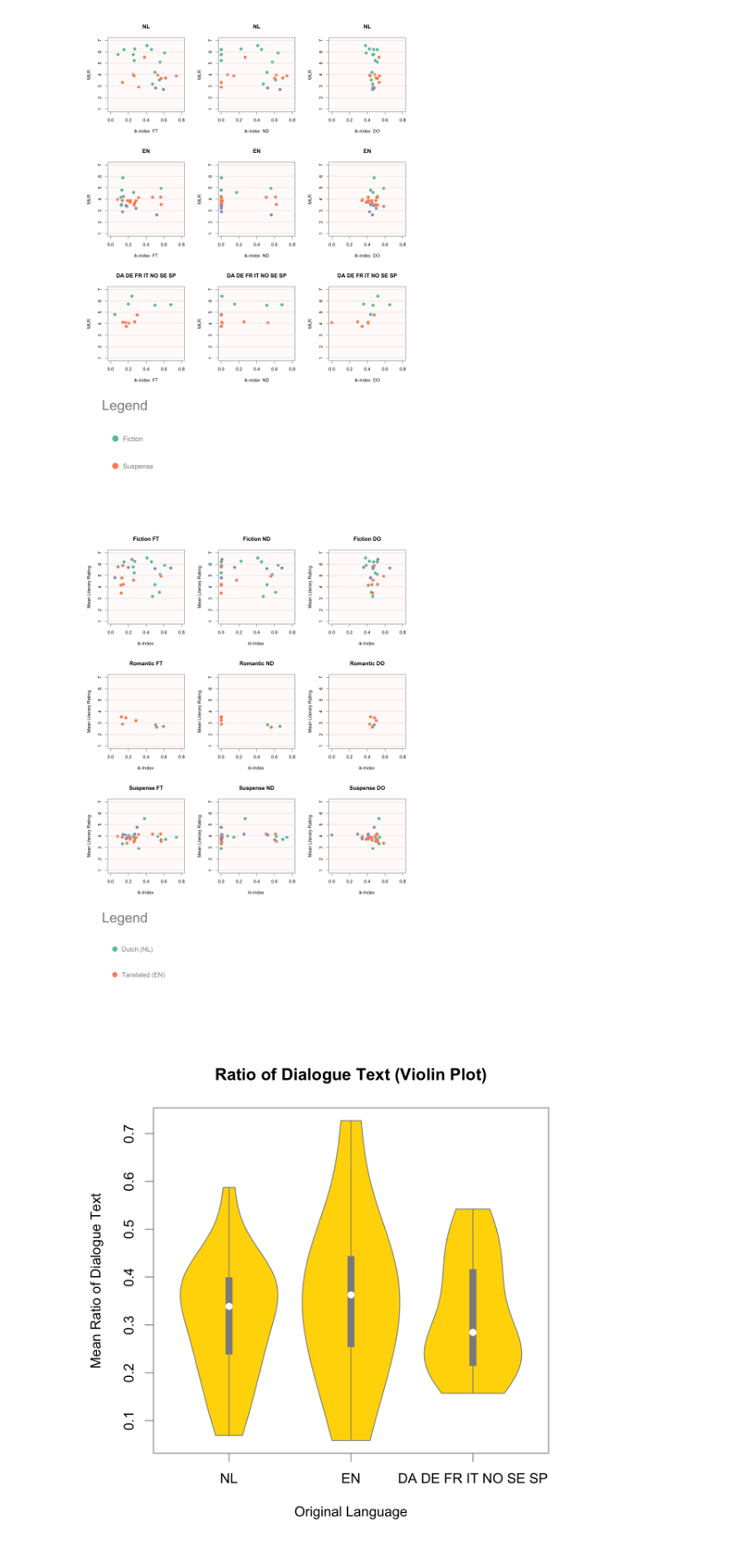
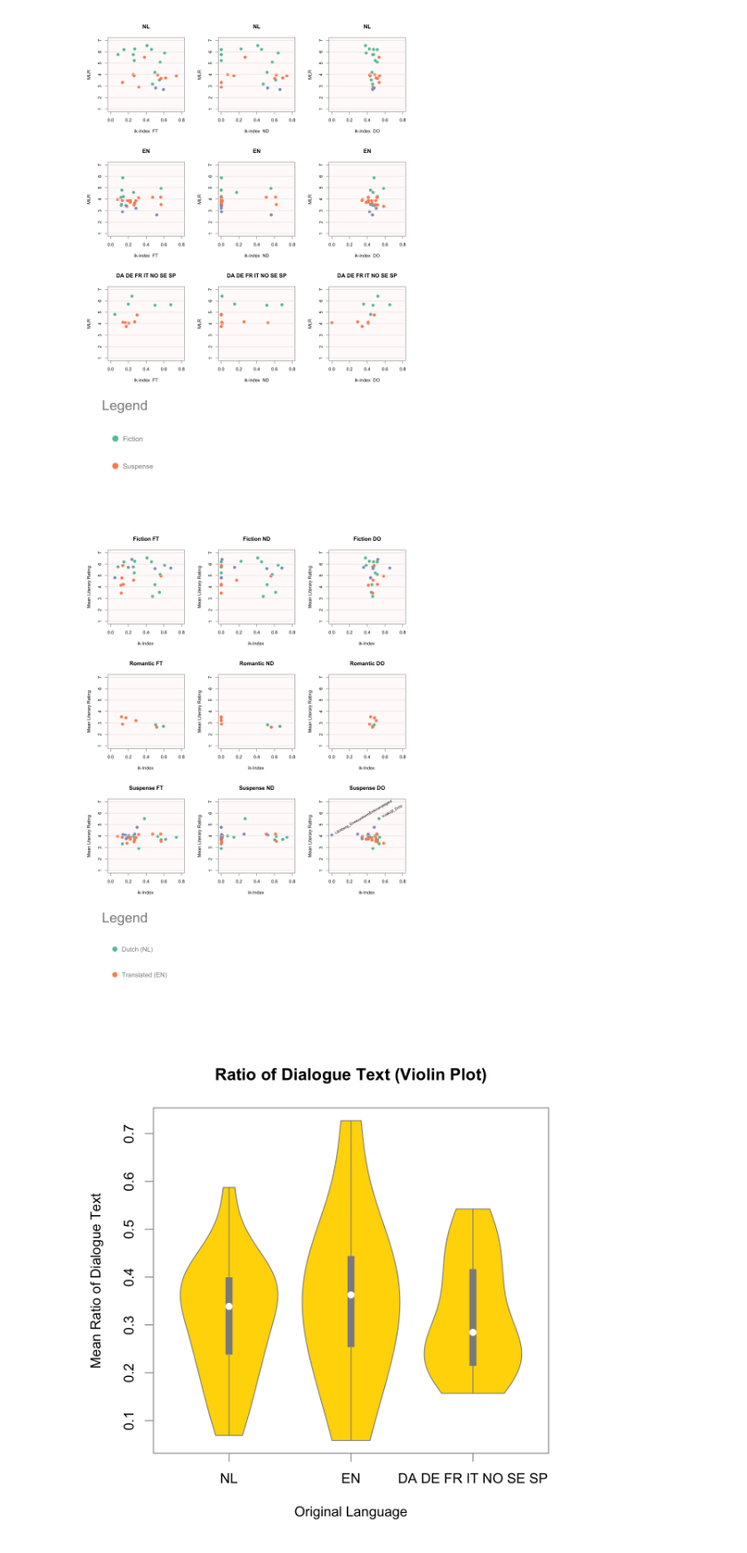
Before and after one commit to jorisvanzundert/riddle_ikindex, a Jupyter notebook: notebook/I-index.ipynb, the cells around one changed output. Shown at 89% size. Drawn from its saved outputs; the diff is of its cells as text; code cells hidden in the pictures.

Commit message:
Aaded creation of table to notebook, update a scatterplot with labels.

```diff
--- a/notebook/I-index.ipynb
+++ b/notebook/I-index.ipynb
@@ -88,3 +88,21 @@ tabular( Factor(genre) ~ Factor(narr_part) * ( Heading() * do_nothing * mean + H
  Fiction  0.4689    0.06305 0.3214 0.1951 0.2503 0.2665
  Romantic 0.4629    0.02612 0.3334 0.2028 0.2503 0.3140
  Suspense 0.4372    0.10926 0.3118 0.1713 0.1970 0.2746
+# %%
+# The above solution works and is kept there for 'historic reasons'.
+# However, in the end we prefered a different tabular lay out, hence…
+
+metrics <- data.frame( genre=character(0), mean_MLR=double(0), stdv_MLR=double(0), narr_part=character(0), mean=double(0), stdv=double(0) )
+genre <- c( 'Fiction', 'Suspense', 'Romantic' )
+narr_part <- c( 'ik.index_ft', 'ik.index_nd', 'ik.index_do' )
+narr_part_map <- c( ik.index_ft='FT', ik.index_nd='ND', ik.index_do='DO' )
+for( g in genre ) {
+    for( n in narr_part ) {
+        metrics[ nrow( metrics ) + 1, ] <- list(
+            g,
+            mean( iidx[ iidx$genre==g, 'mean_literary_rating' ] ),
+            sd( iidx[ iidx$genre==g, 'mean_literary_rating' ] ),
+            narr_part_map[[n]], mean( iidx[ iidx$genre==g, n ] ), sd( iidx[ iidx$genre==g, n ] ) )
+    }
+}
+metrics
@@ -421,35 +498,41 @@ lang_category_map <- function( lang ){
     return( category )
 }
 iidx$lang_category = sapply( iidx$org_lang, lang_category_map )
 
 for( genre in levels( genre_id ) ) {
     rows <- iidx[ iidx$genre_riddle == genre, ]
     rows <- rows[ order( rows$lang_category ), ]
     lang_color <- sapply( rows$lang_category, function(x) cols[x] )
     narr_parts <- c( 'ft', 'nd', 'do' )
     for( narr_part in narr_parts ) {
         idx <- paste( 'ik.index_', narr_part, sep='' )
         xlabel <- paste( 'ik-Index ' )
         ylabel <- 'Mean Literary Rating'
         plot( NULL, NULL, xlim=c( 0.0, 0.8 ), ylim=c( 1.0, 7.0 ), xlab=xlabel, ylab=ylabel, main=paste( genre, toupper( narr_part ), collapse=' ' ) )
         rect( par( 'usr' )[1],par( 'usr' )[3],par( 'usr' )[2],par( 'usr' )[4],col = 'snow' )
         points( rows[[idx]], rows$mean_literary_rating, col=lang_color, pch=16, cex=1.5 )
         grid( nx=NA, ny=NULL, lty='solid', col='grey90' )
+
+        # Specifically requested labeling of some points…
+        if( narr_part == 'do' & genre == 'Suspense' ) {
+            text( x=rows[[idx]][c(9,25)] + 0.009, y=rows$mean_literary_rating[c(9,25)] + 0.15, labels=c( 'Voskuijl_Dorp', 'Läckberg_SneeuwstormEnAmandelgeur' ), srt=30, pos=4, cex=0.8, col='black' )
+        }
+
     }
 }
 
 # IMPORTANT: Note manual handling of colors and legend! Be careful when changing series order.
 plot( NULL, xaxt='n', yaxt='n', bty='n', ylab='', xlab='', xlim=0:1, ylim=0:1 )
 other_label <- toupper( paste( other_languages, collapse=' ' ) )
 other_label <- paste( 'Translated (', other_label, ')', collapse='', sep='' )
-legend( 'topleft', legend=c( 'Dutch (NL)', 'Tanslated (EN)', other_label ), pch=16, pt.cex=2.5, cex=1.4, bty='n', col=cols )
+legend( 'topleft', legend=c( 'Dutch (NL)', 'Translated (EN)', other_label ), pch=16, pt.cex=2.5, cex=1.4, bty='n', col=cols )
 mtext( 'Legend', at=0.2, cex=2 )
 
 if( save_fig ){
     dev.off()
 }
 # %% [output]
-[figure, old version]
+[figure, new version]
 # %%
 # The last of the visualization is a violin plot of the ratio dialogue/non dialogue text within
 # the different origin language groupings.
```
Also changed, not shown: parts of 5 cells of this notebook, 2 other files.
